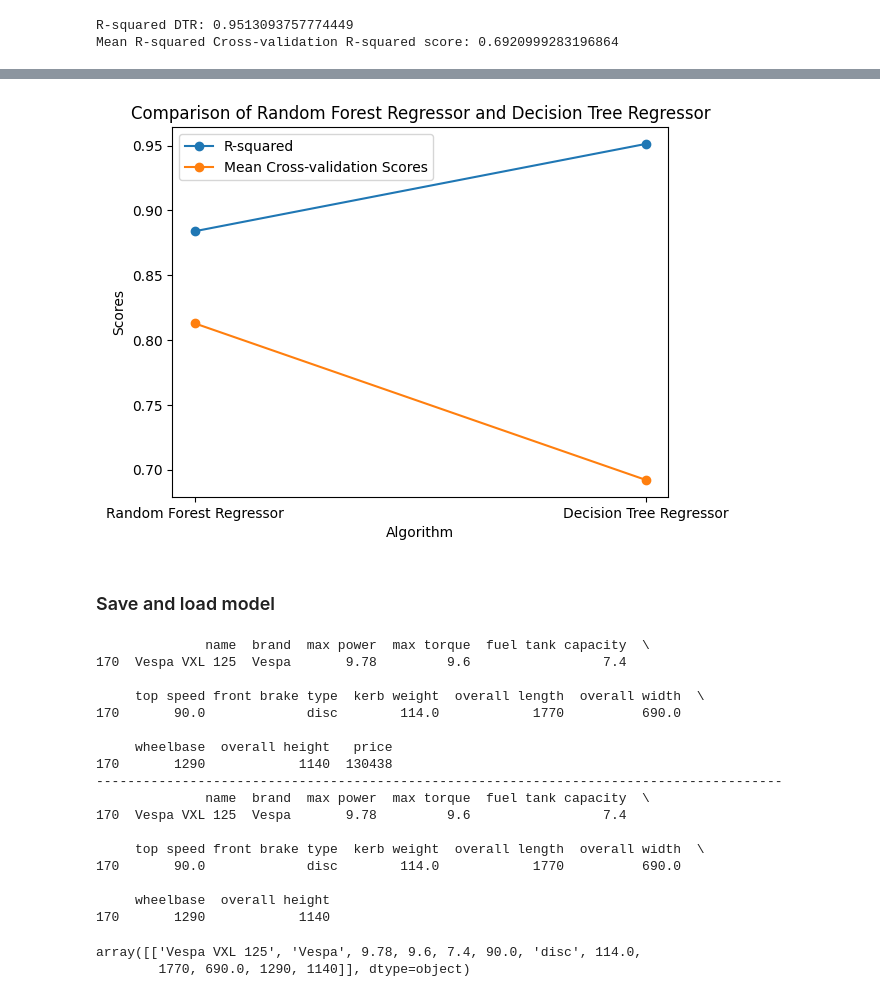
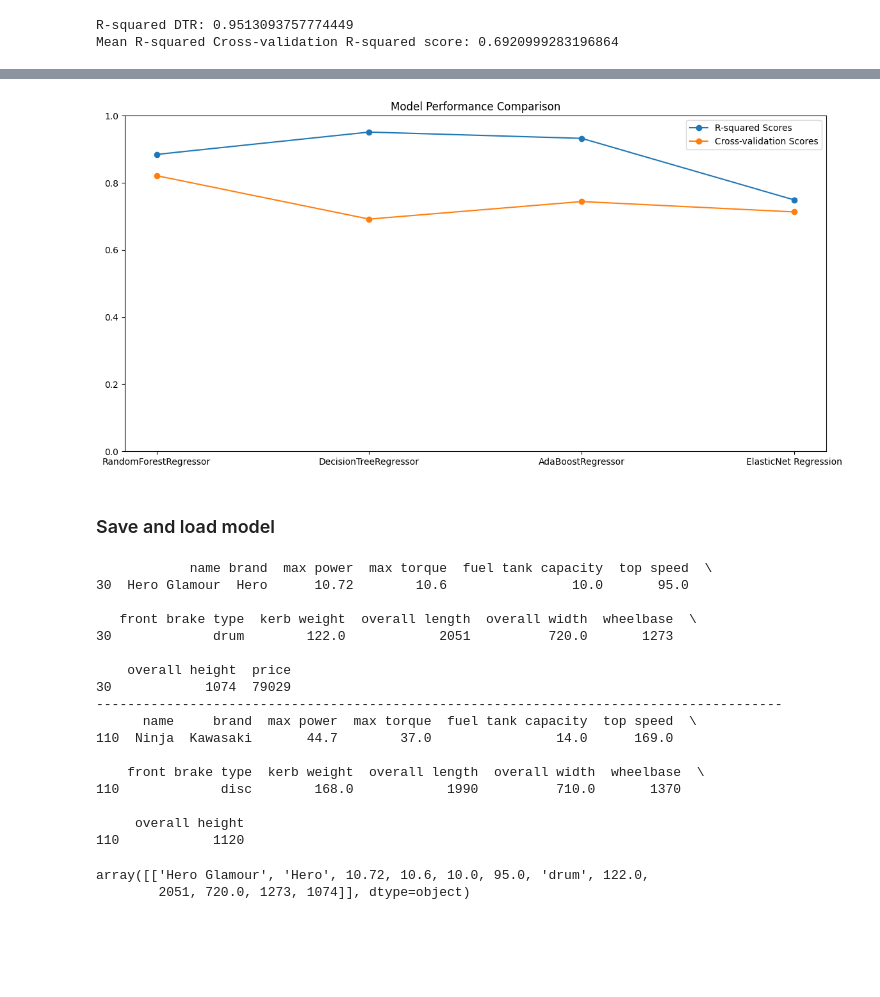
Before and after one commit to Omkar-Rajkumar-Khade/Custom_Bike_Pricing_Optimizer, a Jupyter notebook: Custom_Bike_Pricing_Optimizer_with_pipeline.ipynb, the cells around one changed output, grey strips where cells are left out. Cells and saved outputs as stored; diff of their text form; code cells hidden in the pictures; blank space fills up the shorter version.

```diff
--- a/Custom_Bike_Pricing_Optimizer_with_pipeline.ipynb
+++ b/Custom_Bike_Pricing_Optimizer_with_pipeline.ipynb
@@ -362,27 +464,25 @@ plt.show()
-# %%
-import matplotlib.pyplot as plt
-
-# Define R-squared and mean cross-validation score arrays for both algorithms
-r2_scores = [r2_RFR, r2_DTR]
-cv_scores = [cv_scores_RFR.mean(), cv_scores_DTR.mean()]
-
-# Define x-axis labels for both algorithms
-algorithms = ['Random Forest Regressor', 'Decision Tree Regressor']
-
-# Plot the line graph with markers
-plt.plot(algorithms, r2_scores, marker='o', label='R-squared')
-plt.plot(algorithms, cv_scores, marker='o', label='Mean Cross-validation Scores')
-
-# Add axis labels and legend to the plot
-plt.xlabel('Algorithm')
-plt.ylabel('Scores')
-plt.title('Comparison of Random Forest Regressor and Decision Tree Regressor')
-plt.legend()
-
-# Display the plot
-plt.show()
-# %% [output]
-[figure, removed]
+# %%
+import matplotlib.pyplot as plt
+
+# Set the figure size
+plt.figure(figsize=(12, 6))
+
+# Plot R-squared scores
+plt.plot(['RandomForestRegressor', 'DecisionTreeRegressor', 'AdaBoostRegressor', 'ElasticNet Regression'], [r2_RFR, r2_DTR, r2_ABR, r2_ENR], marker='o', label='R-squared Scores')
+
+# Plot cross-validation scores
+plt.plot(['RandomForestRegressor', 'DecisionTreeRegressor', 'AdaBoostRegressor', 'ElasticNet Regression'], [cv_scores_RFR.mean(), cv_scores_DTR.mean(), cv_scores_ABR.mean(), cv_scores_ENR.mean()], marker='o', label='Cross-validation Scores')
+
+plt.ylim(0, 1)
+plt.title('Model Performance Comparison')
+plt.legend()
+plt.xticks(rotation=0)
+
+# Display the plots
+plt.tight_layout()
+plt.show()
+# %% [output]
+[figure, added]
 # %% [markdown]
 ### Save and load model
 # %%
@@ -394,33 +495,33 @@ import pickle
 # %%
 features=["name","brand","max power","max torque" ,"fuel tank capacity","top speed","front brake type","kerb weight","overall length","overall width","wheelbase","overall height","price"]
 features_without_price =["name","brand","max power","max torque" ,"fuel tank capacity","top speed","front brake type","kerb weight","overall length","overall width","wheelbase","overall height"]
-print(df[features].loc[[170], :])
+print(df[features].loc[[30], :])
 print("----------------------------------------------------------------------------------------")
-print(df[features_without_price].loc[[170], :])
+print(df[features_without_price].loc[[110], :])
 # %% [output]
-              name  brand  max power  max torque  fuel tank capacity  \
-170  Vespa VXL 125  Vespa       9.78         9.6                 7.4
+            name brand  max power  max torque  fuel tank capacity  top speed  \
+30  Hero Glamour  Hero      10.72        10.6                10.0       95.0
 
-     top speed front brake type  kerb weight  overall length  overall width  \
-170       90.0             disc        114.0            1770          690.0
+   front brake type  kerb weight  overall length  overall width  wheelbase  \
+30             drum        122.0            2051          720.0       1273
 
-     wheelbase  overall height   price
-170       1290            1140  130438
+    overall height  price
+30            1074  79029
 ----------------------------------------------------------------------------------------
-              name  brand  max power  max torque  fuel tank capacity  \
-170  Vespa VXL 125  Vespa       9.78         9.6                 7.4
+      name     brand  max power  max torque  fuel tank capacity  top speed  \
+110  Ninja  Kawasaki       44.7        37.0                14.0      169.0
 
-     top speed front brake type  kerb weight  overall length  overall width  \
-170       90.0             disc        114.0            1770          690.0
+    front brake type  kerb weight  overall length  overall width  wheelbase  \
+110             disc        168.0            1990          710.0       1370
 
-     wheelbase  overall height
-170       1290            1140
+     overall height
+110            1120
 # %%
-test_input = df[features_without_price].loc[[170], :].to_numpy()
+test_input = df[features_without_price].loc[[30], :].to_numpy()
 test_input
 # %% [output]
-array([['Vespa VXL 125', 'Vespa', 9.78, 9.6, 7.4, 90.0, 'disc', 114.0,
-        1770, 690.0, 1290, 1140]], dtype=object)
+array([['Hero Glamour', 'Hero', 10.72, 10.6, 10.0, 95.0, 'drum', 122.0,
+        2051, 720.0, 1273, 1074]], dtype=object)
 # %%
 pipe.predict(test_input)
 # %% [output]
```
Also changed, not shown: parts of 25 cells of this notebook, 1 other file.
